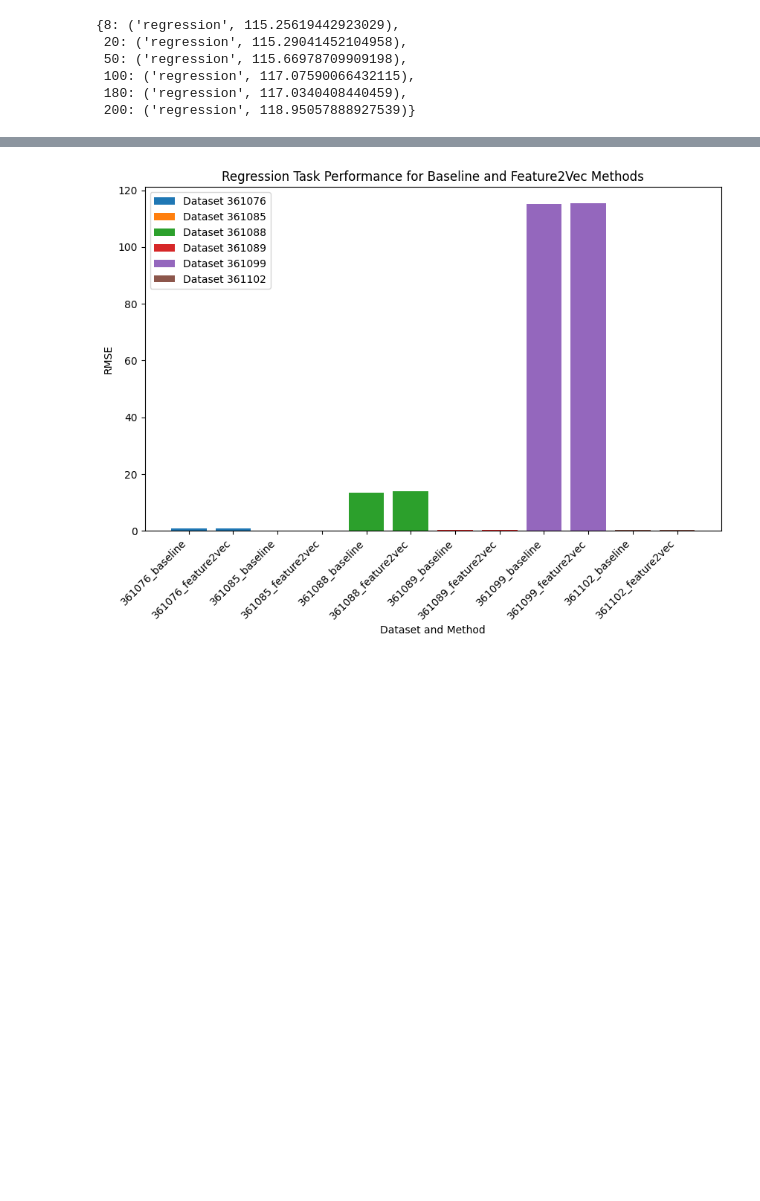
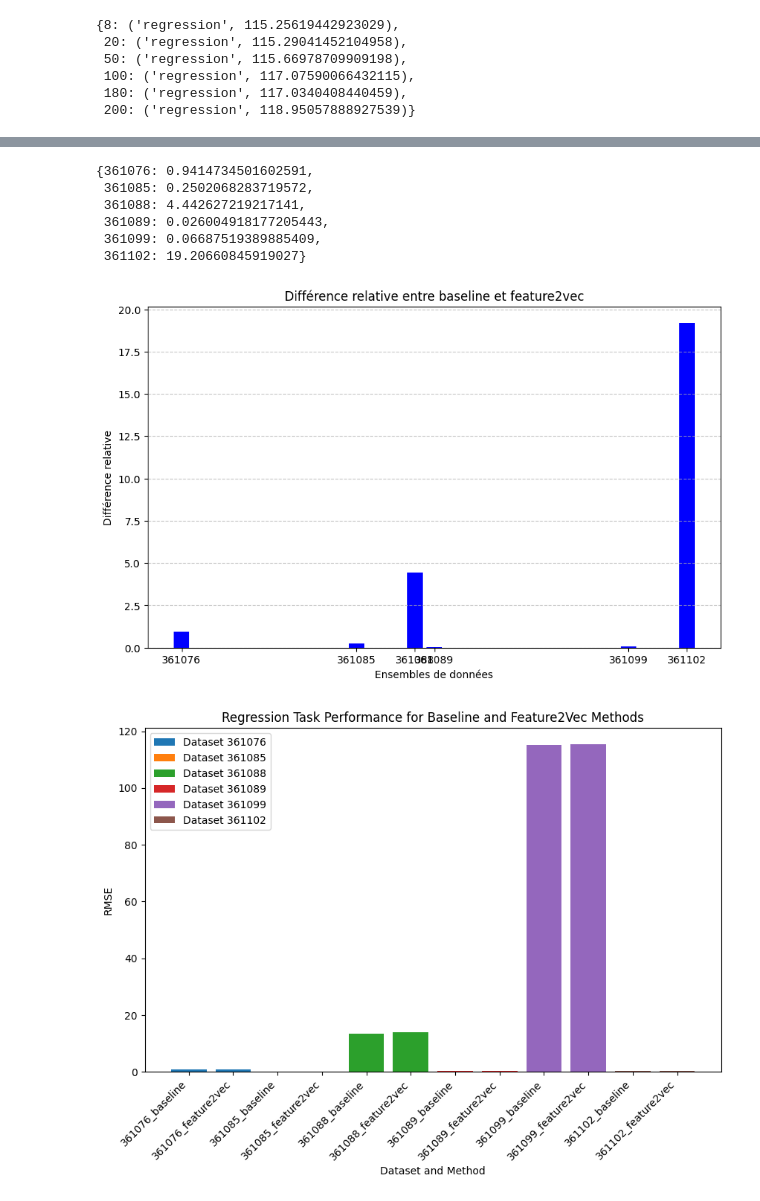
Before and after one commit to PatrickTchoupe/TFE-EPL, a Jupyter notebook: playground.ipynb, the cells around one changed output, grey strips where cells are left out. Drawn from its saved outputs; the diff is of its cells as text; code cells hidden in the pictures; blank space fills up the shorter version.

```diff
--- a/playground.ipynb
+++ b/playground.ipynb
@@ -203,3 +219,36 @@ classification_data = {k: v for k, v in results_method.items() if v[list(v.keys(
+# %%
+regression_graph = {}
+for  i in regression_data:
+    regression_graph[i] = abs((regression_data[i]["baseline"][1] - regression_data[i]["feature2vec"][1]) / regression_data[i]["baseline"][1]) * 100
+
+regression_graph
+# %% [output]
+{361076: 0.9414734501602591,
+ 361085: 0.2502068283719572,
+ 361088: 4.442627219217141,
+ 361089: 0.026004918177205443,
+ 361099: 0.06687519389885409,
+ 361102: 19.20660845919027}
+# %%
+# Séparer les ensembles de données et les différences relatives
+ensembles_donnees = list(regression_graph.keys())
+differences_relatives = list(regression_graph.values())
+
+# Créer le graphique en barres
+plt.figure(figsize=(10, 6))
+plt.bar(ensembles_donnees, differences_relatives, color='blue')
+
+# Ajouter des titres et des étiquettes
+plt.title('Différence relative entre baseline et feature2vec')
+plt.xlabel('Ensembles de données')
+plt.ylabel('Différence relative')
+plt.xticks(ensembles_donnees)
+
+# Afficher le graphique
+plt.grid(axis='y', linestyle='--', alpha=0.7)
+plt.show()
+# %% [output]
+[figure, added]
 # %%
 # Plot for regression task
 plt.figure(figsize=(10, 6))
```
Also changed, not shown: parts of 17 cells of this notebook, 8 other files.
